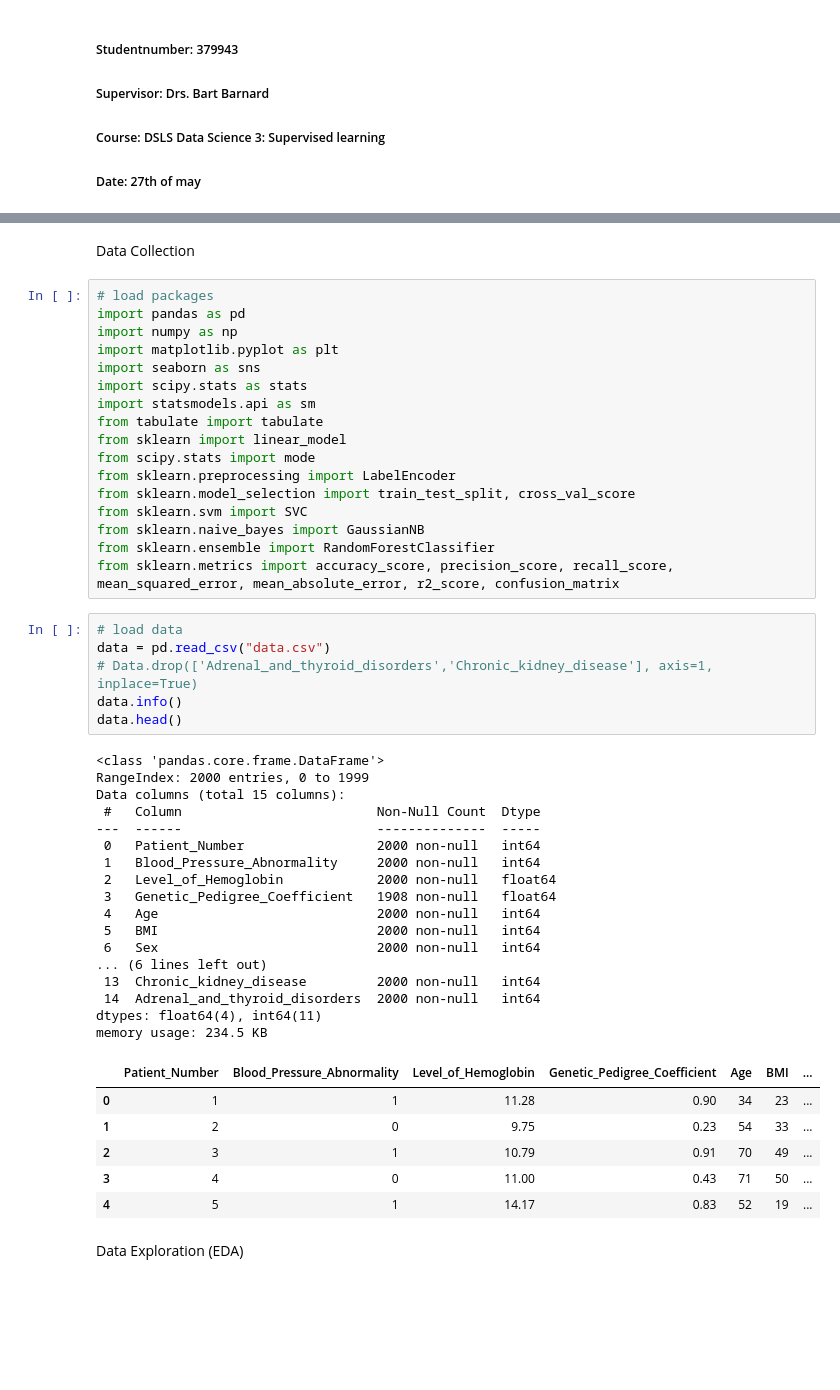
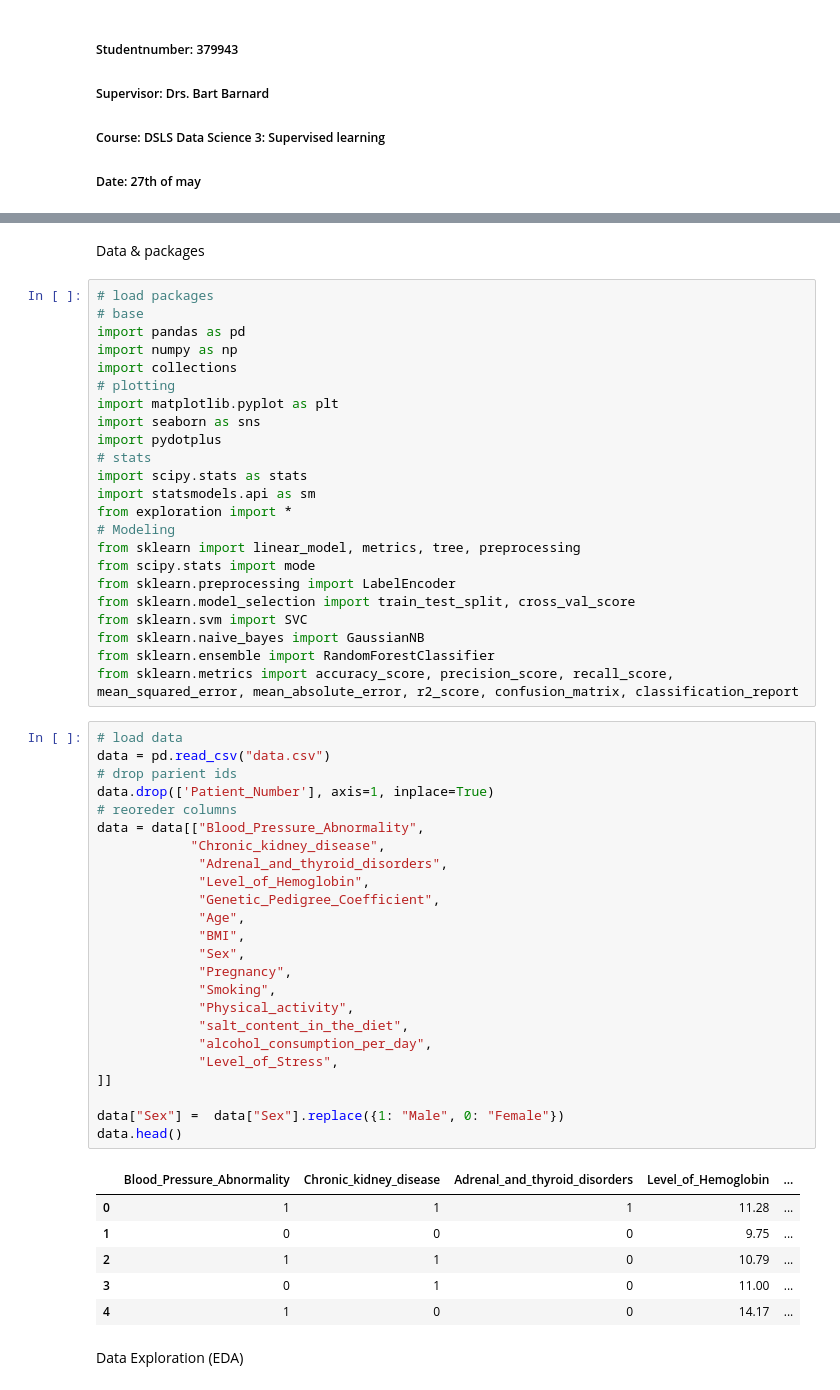
Before and after one commit to DaLuSt/DSLS-DS3-Machine-learning, a Jupyter notebook: Supervised-learning/Supervisedlearning_Assingment_DaanSteur_379943_DSLS.ipynb, the cells around one changed output, grey strips where cells are left out. Saved outputs shown, nothing was run; the diff lists cells and outputs as text; blank space fills up the shorter version.

```diff
--- a/Supervised-learning/Supervisedlearning_Assingment_DaanSteur_379943_DSLS.ipynb
+++ b/Supervised-learning/Supervisedlearning_Assingment_DaanSteur_379943_DSLS.ipynb
@@ -23,51 +34,58 @@ Blood Pressure Data for disease Prediction
 # %% [markdown]
-Data Collection
+Data & packages
 # %%
 # load packages
+# base
 import pandas as pd
 import numpy as np
+import collections
+# plotting
 import matplotlib.pyplot as plt
 import seaborn as sns
+import pydotplus
+# stats
 import scipy.stats as stats
 import statsmodels.api as sm
-from tabulate import tabulate
-from sklearn import linear_model
+from exploration import *
+# Modeling
+from sklearn import linear_model, metrics, tree, preprocessing
 from scipy.stats import mode
 from sklearn.preprocessing import LabelEncoder
 from sklearn.model_selection import train_test_split, cross_val_score
 from sklearn.svm import SVC
 from sklearn.naive_bayes import GaussianNB
 from sklearn.ensemble import RandomForestClassifier
-from sklearn.metrics import accuracy_score, precision_score, recall_score, mean_squared_error, mean_absolute_error, r2_score, confusion_matrix
+from sklearn.metrics import accuracy_score, precision_score, recall_score, mean_squared_error, mean_absolute_error, r2_score, confusion_matrix, classification_report
 # %%
 # load data
 data = pd.read_csv("data.csv")
-# Data.drop(['Adrenal_and_thyroid_disorders','Chronic_kidney_disease'], axis=1, inplace=True)
-data.info()
+# drop parient ids
+data.drop(['Patient_Number'], axis=1, inplace=True)
+# reoreder columns
+data = data[["Blood_Pressure_Abnormality",
+            "Chronic_kidney_disease",
+             "Adrenal_and_thyroid_disorders",
+             "Level_of_Hemoglobin",
+             "Genetic_Pedigree_Coefficient",
+             "Age",
+             "BMI",
+             "Sex",
+             "Pregnancy",
+             "Smoking",
+             "Physical_activity",
+             "salt_content_in_the_diet",
+             "alcohol_consumption_per_day",
+             "Level_of_Stress",
+]]
+
+data["Sex"] =  data["Sex"].replace({1: "Male", 0: "Female"})
 data.head()
 # %% [output]
-<class 'pandas.core.frame.DataFrame'>
-RangeIndex: 2000 entries, 0 to 1999
-Data columns (total 15 columns):
- #   Column                         Non-Null Count  Dtype
----  ------                         --------------  -----
- 0   Patient_Number                 2000 non-null   int64
- 1   Blood_Pressure_Abnormality     2000 non-null   int64
- 2   Level_of_Hemoglobin            2000 non-null   float64
- 3   Genetic_Pedigree_Coefficient   1908 non-null   float64
- 4   Age                            2000 non-null   int64
- 5   BMI                            2000 non-null   int64
- 6   Sex                            2000 non-null   int64
-... (6 lines left out)
- 13  Chronic_kidney_disease         2000 non-null   int64
- 14  Adrenal_and_thyroid_disorders  2000 non-null   int64
-dtypes: float64(4), int64(11)
-memory usage: 234.5 KB
-|  | Patient_Number | Blood_Pressure_Abnormality | Level_of_Hemoglobin | Genetic_Pedigree_Coefficient | Age | BMI | ... |
-| 0 | 1 | 1 | 11.28 | 0.90 | 34 | 23 | ... |
-| 1 | 2 | 0 | 9.75 | 0.23 | 54 | 33 | ... |
-| 2 | 3 | 1 | 10.79 | 0.91 | 70 | 49 | ... |
-| 3 | 4 | 0 | 11.00 | 0.43 | 71 | 50 | ... |
-| 4 | 5 | 1 | 14.17 | 0.83 | 52 | 19 | ... |
+|  | Blood_Pressure_Abnormality | Chronic_kidney_disease | Adrenal_and_thyroid_disorders | Level_of_Hemoglobin | ... |
+| 0 | 1 | 1 | 1 | 11.28 | ... |
+| 1 | 0 | 0 | 0 | 9.75 | ... |
+| 2 | 1 | 1 | 0 | 10.79 | ... |
+| 3 | 0 | 1 | 0 | 11.00 | ... |
+| 4 | 1 | 0 | 0 | 14.17 | ... |
 # %% [markdown]
 Data Exploration (EDA)
```
Also changed, not shown: parts of 7 cells of this notebook, 2 other files.
